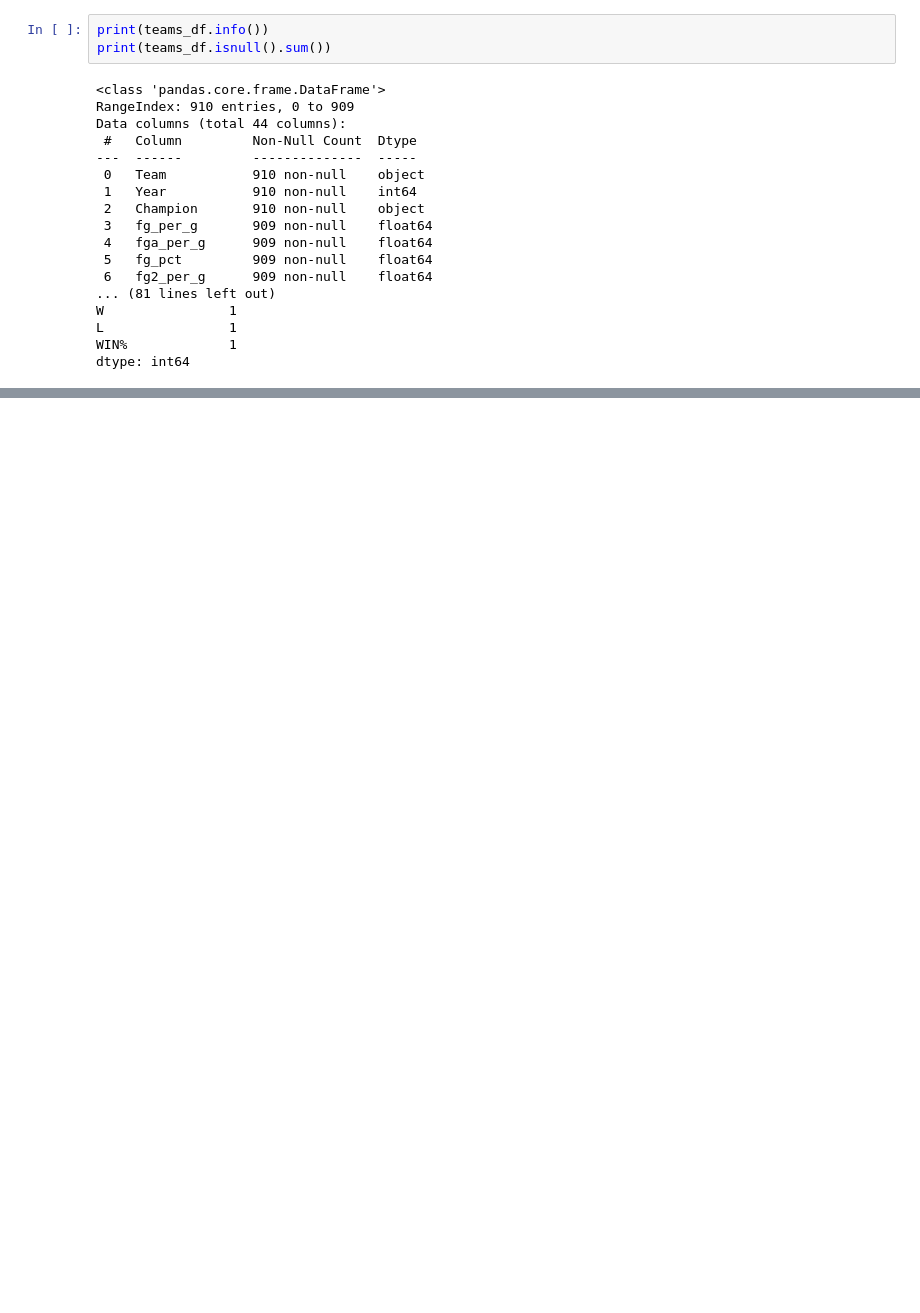
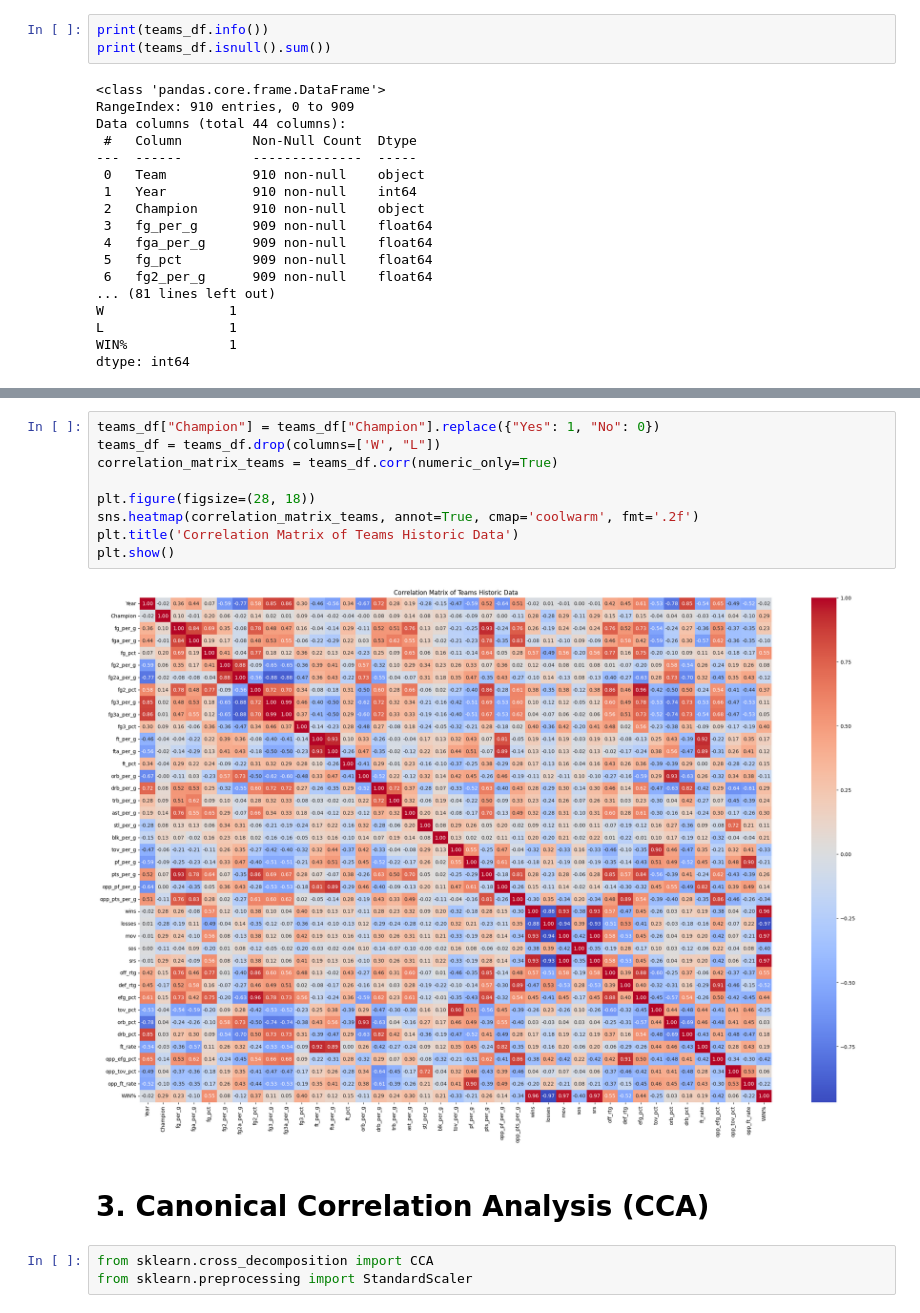
Before and after one commit to Luklr/BDM-TP-Final-2024, a Jupyter notebook: EDA.ipynb, the cells around one changed output, grey strips where cells are left out. Cells and saved outputs as stored; diff of their text form; blank space fills up the shorter version.

```diff
--- a/EDA.ipynb
+++ b/EDA.ipynb
@@ -66,0 +108,16 @@ dtype: int64
+# %%
+teams_df["Champion"] = teams_df["Champion"].replace({"Yes": 1, "No": 0})
+teams_df = teams_df.drop(columns=['W', "L"])
+correlation_matrix_teams = teams_df.corr(numeric_only=True)
+
+plt.figure(figsize=(28, 18))
+sns.heatmap(correlation_matrix_teams, annot=True, cmap='coolwarm', fmt='.2f')
+plt.title('Correlation Matrix of Teams Historic Data')
+plt.show()
+# %% [output]
+[figure, added]
+# %% [markdown]
+# 3. Canonical Correlation Analysis (CCA)
+# %%
+from sklearn.cross_decomposition import CCA
+from sklearn.preprocessing import StandardScaler
```
Also changed, not shown: parts of 10 cells of this notebook, 5 other files.
